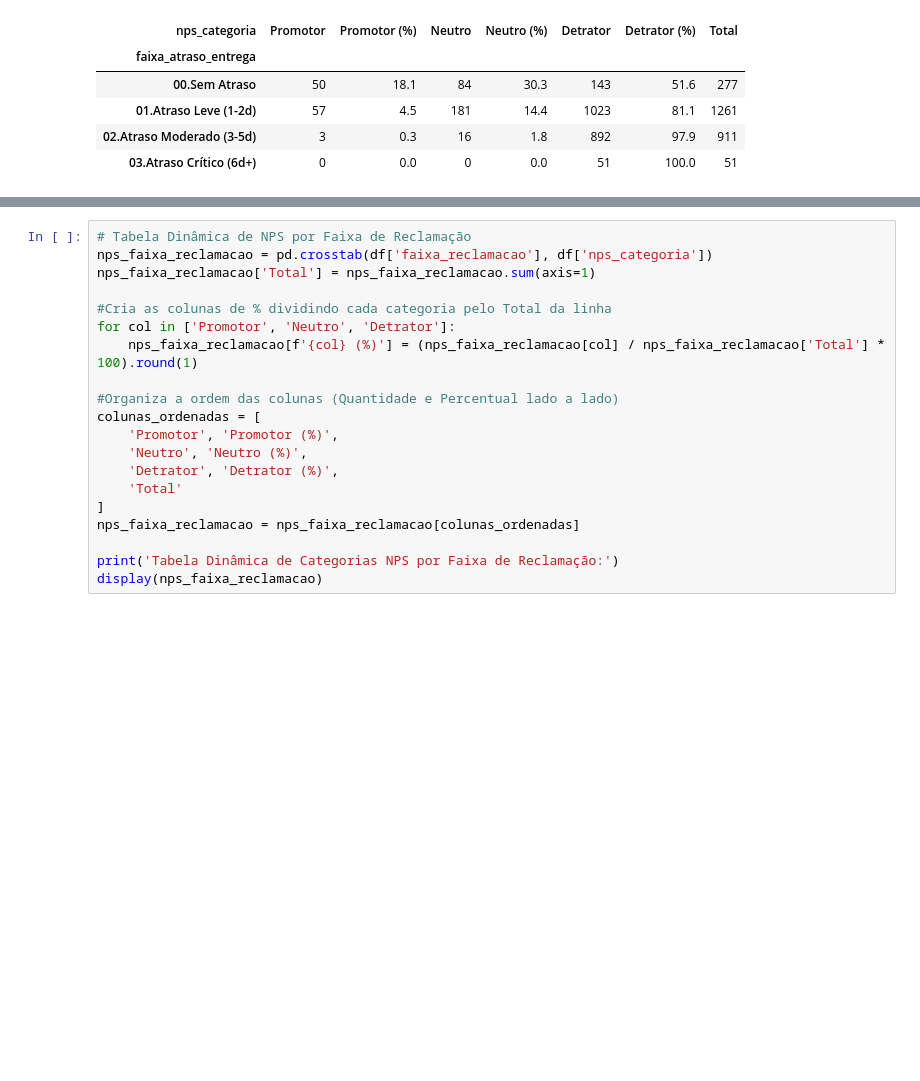
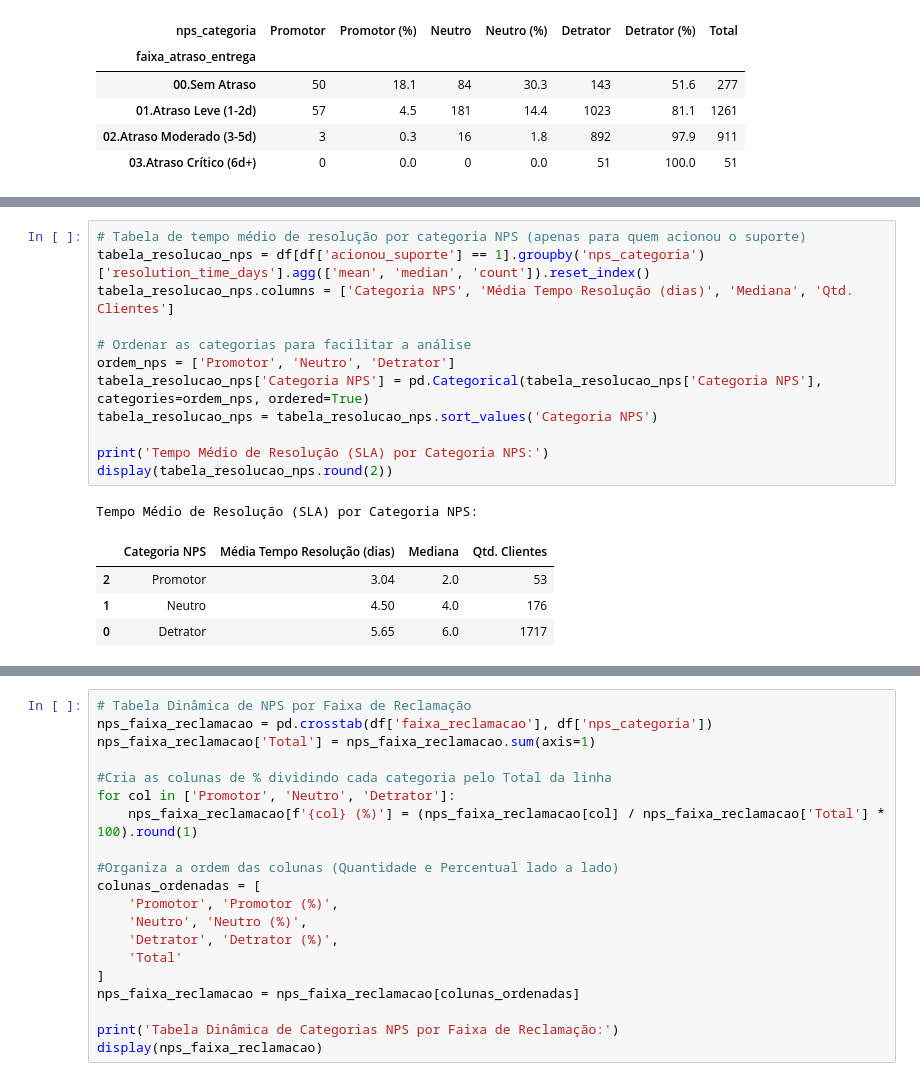
Before and after one commit to postechfiap018-ctrl/TECH_CHALLENGE_FASE1, a Jupyter notebook: EDA_TECHALLENGE_FASE1.ipynb, the cells around one changed output, grey strips where cells are left out. Drawn from its saved outputs; the diff is of its cells as text; blank space fills up the shorter version.

```diff
--- a/EDA_TECHALLENGE_FASE1.ipynb
+++ b/EDA_TECHALLENGE_FASE1.ipynb
@@ -373,0 +428,18 @@ Tabela Dinâmica de NPS por Faixa de Atraso na Entrega:
+# %%
+# Tabela de tempo médio de resolução por categoria NPS (apenas para quem acionou o suporte)
+tabela_resolucao_nps = df[df['acionou_suporte'] == 1].groupby('nps_categoria')['resolution_time_days'].agg(['mean', 'median', 'count']).reset_index()
+tabela_resolucao_nps.columns = ['Categoria NPS', 'Média Tempo Resolução (dias)', 'Mediana', 'Qtd. Clientes']
+
+# Ordenar as categorias para facilitar a análise
+ordem_nps = ['Promotor', 'Neutro', 'Detrator']
+tabela_resolucao_nps['Categoria NPS'] = pd.Categorical(tabela_resolucao_nps['Categoria NPS'], categories=ordem_nps, ordered=True)
+tabela_resolucao_nps = tabela_resolucao_nps.sort_values('Categoria NPS')
+
+print('Tempo Médio de Resolução (SLA) por Categoria NPS:')
+display(tabela_resolucao_nps.round(2))
+# %% [output]
+Tempo Médio de Resolução (SLA) por Categoria NPS:
+|  | Categoria NPS | Média Tempo Resolução (dias) | Mediana | Qtd. Clientes |
+| 2 | Promotor | 3.04 | 2.0 | 53 |
+| 1 | Neutro | 4.50 | 4.0 | 176 |
+| 0 | Detrator | 5.65 | 6.0 | 1717 |
```
Also changed, not shown: parts of 6 cells of this notebook.
